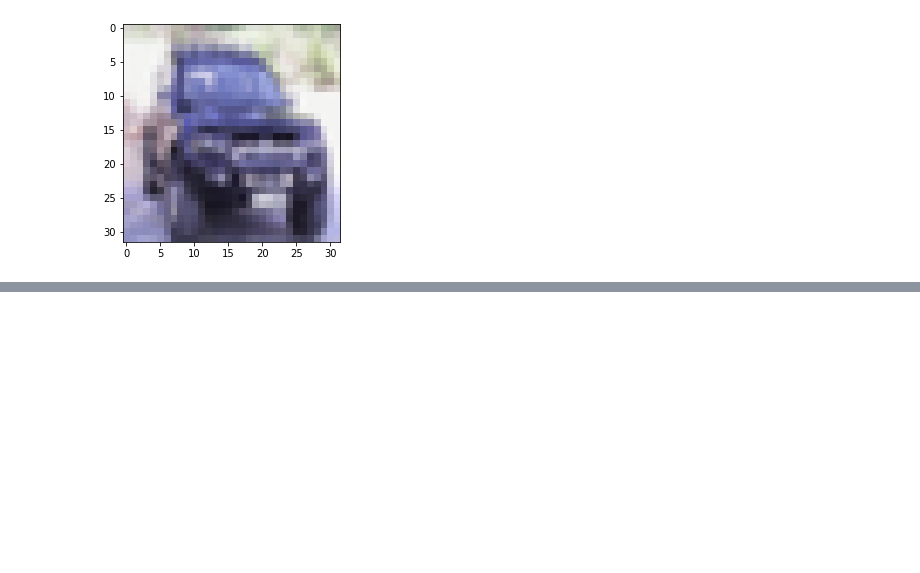
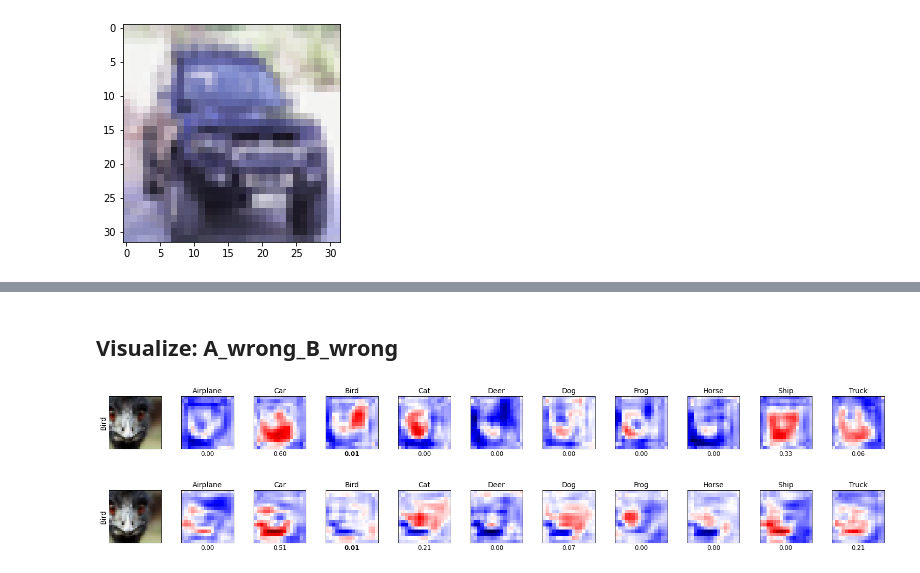
Before and after one commit to roldanjrgl/ml_project, a Jupyter notebook: notebooks/cifar_models_performance_analysis_v2.ipynb, the cells around one changed output, grey strips where cells are left out. Saved outputs shown, nothing was run; the diff lists cells and outputs as text; code cells hidden in the pictures; blank space fills up the shorter version.

```diff
--- a/notebooks/cifar_models_performance_analysis_v2.ipynb
+++ b/notebooks/cifar_models_performance_analysis_v2.ipynb
@@ -457,0 +450,10 @@ visualize_one_sample(1, model_B)
+# %% [markdown]
+## Visualize: A_wrong_B_wrong
+# %%
+visualize_one_sample(35, model_A, surrogate_A, fastshap_A)
+# %% [output]
+[figure, added]
+# %%
+visualize_one_sample(35, model_B, surrogate_B, fastshap_B)
+# %% [output]
+[figure, added]
```
Also changed, not shown: parts of 27 cells of this notebook.
